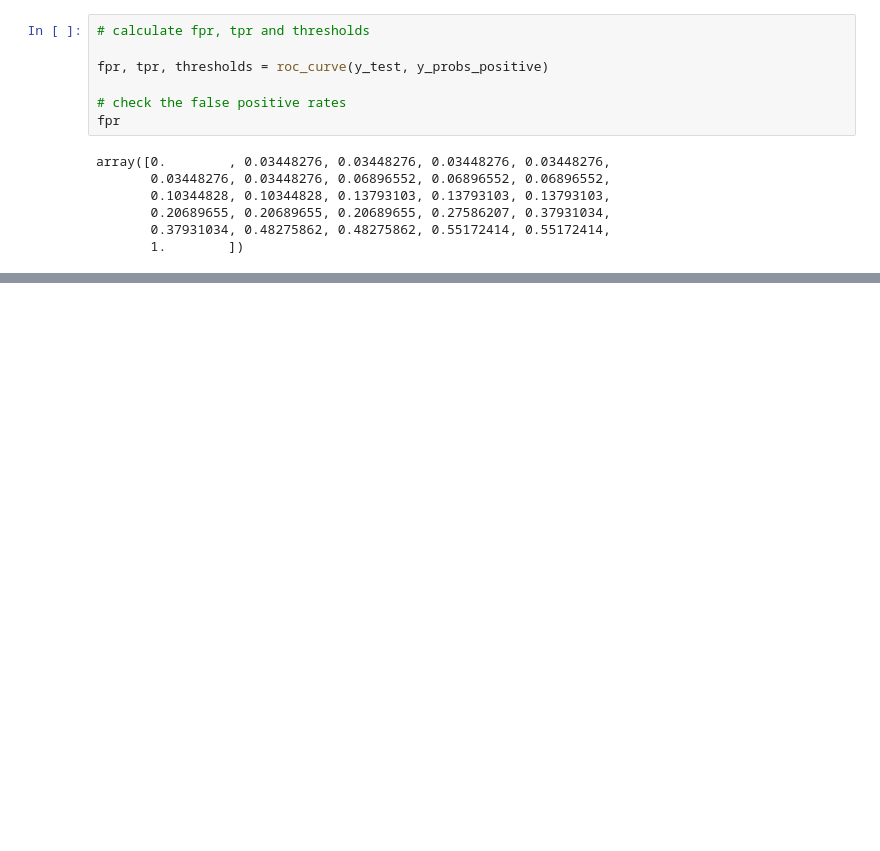
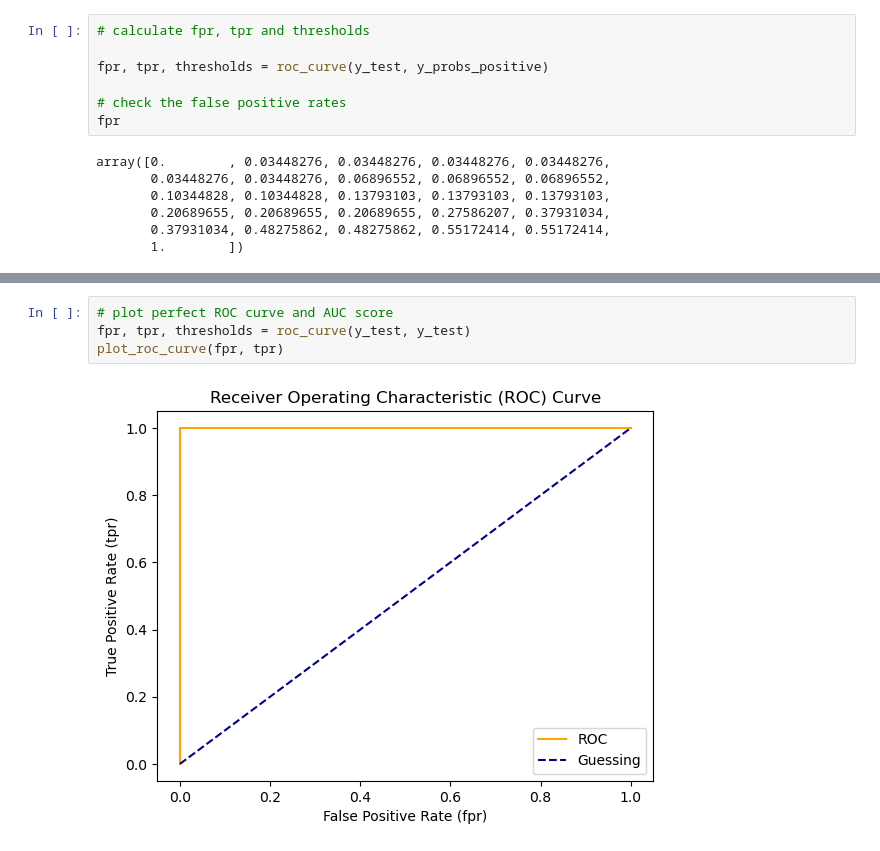
Before and after one commit to mrcruz117/sklearn-intro, a Jupyter notebook: introduction-to-scikit-learn.ipynb, the cells around one changed output, grey strips where cells are left out. Saved outputs shown, nothing was run; the diff lists cells and outputs as text; blank space fills up the shorter version.

```diff
--- a/introduction-to-scikit-learn.ipynb
+++ b/introduction-to-scikit-learn.ipynb
@@ -983,0 +1019,6 @@ array([0.        , 0.03448276, 0.03448276, 0.03448276, 0.03448276,
+# %%
+# plot perfect ROC curve and AUC score
+fpr, tpr, thresholds = roc_curve(y_test, y_test)
+plot_roc_curve(fpr, tpr)
+# %% [output]
+[figure, added]
```
Also changed, not shown: parts of 2 cells of this notebook.
